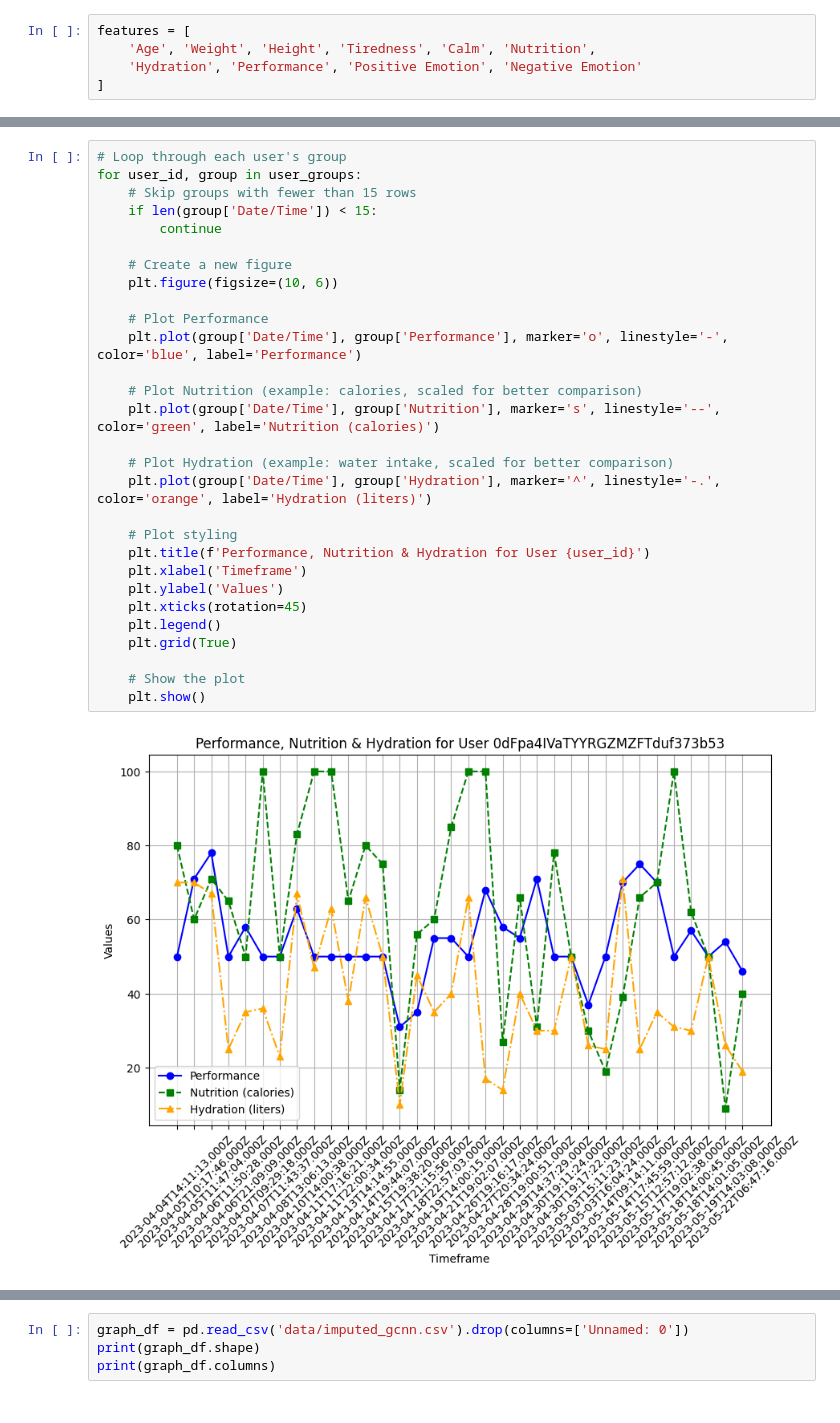
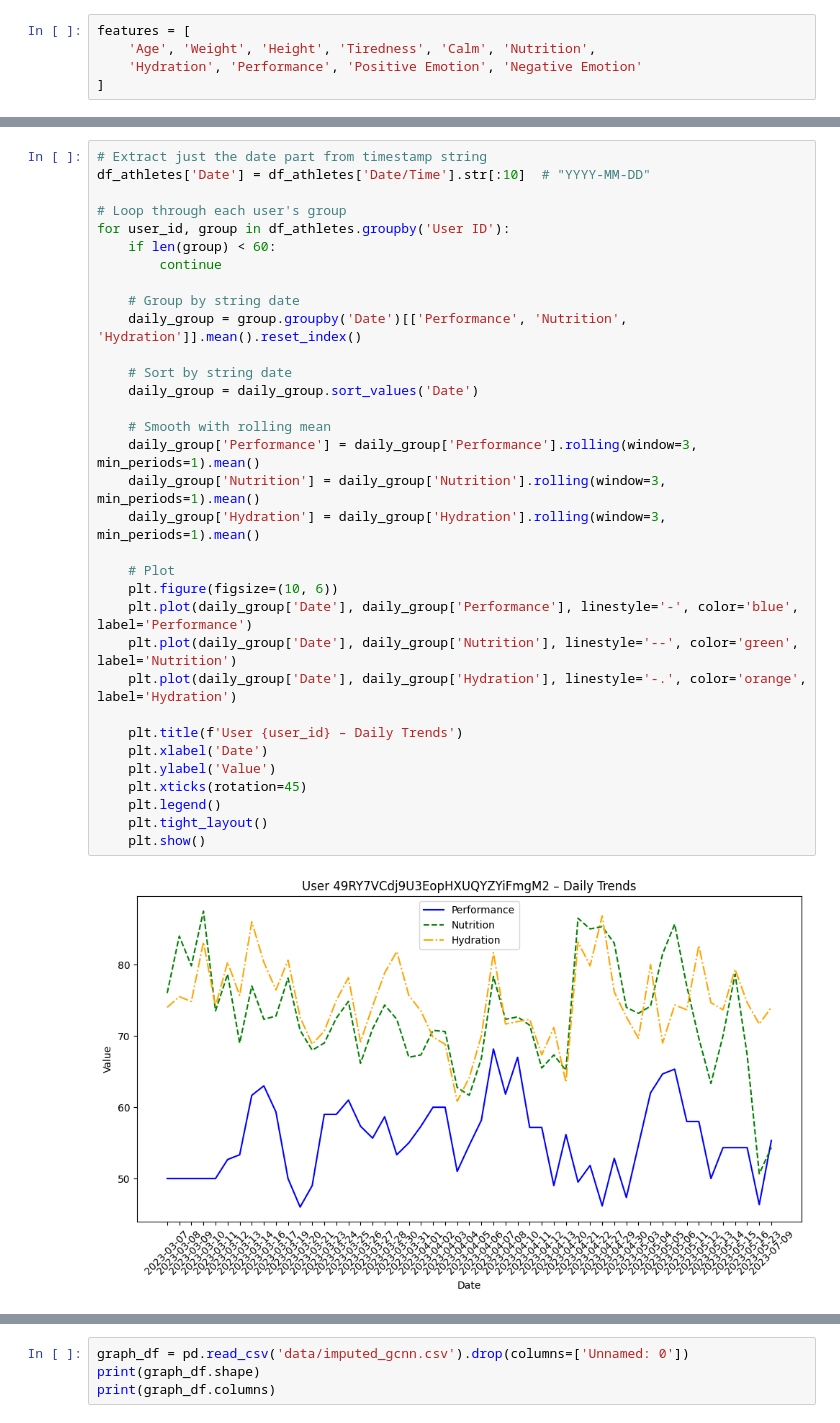
Before and after one commit to chiarapaglioni/UserStates-Clustering, a Jupyter notebook: Athletes-Clustering.ipynb, the cells around one changed output, grey strips where cells are left out. Saved outputs shown, nothing was run; the diff lists cells and outputs as text.

```diff
--- a/Athletes-Clustering.ipynb
+++ b/Athletes-Clustering.ipynb
@@ -877,31 +854,35 @@ plt.show()
 # %%
+# Extract just the date part from timestamp string
+df_athletes['Date'] = df_athletes['Date/Time'].str[:10]  # "YYYY-MM-DD"
+
 # Loop through each user's group
-for user_id, group in user_groups:
-    # Skip groups with fewer than 15 rows
-    if len(group['Date/Time']) < 15:
+for user_id, group in df_athletes.groupby('User ID'):
+    if len(group) < 60:
         continue
 
-    # Create a new figure
+    # Group by string date
+    daily_group = group.groupby('Date')[['Performance', 'Nutrition', 'Hydration']].mean().reset_index()
+
+    # Sort by string date
+    daily_group = daily_group.sort_values('Date')
+
+    # Smooth with rolling mean
+    daily_group['Performance'] = daily_group['Performance'].rolling(window=3, min_periods=1).mean()
+    daily_group['Nutrition'] = daily_group['Nutrition'].rolling(window=3, min_periods=1).mean()
+    daily_group['Hydration'] = daily_group['Hydration'].rolling(window=3, min_periods=1).mean()
+
+    # Plot
     plt.figure(figsize=(10, 6))
+    plt.plot(daily_group['Date'], daily_group['Performance'], linestyle='-', color='blue', label='Performance')
+    plt.plot(daily_group['Date'], daily_group['Nutrition'], linestyle='--', color='green', label='Nutrition')
+    plt.plot(daily_group['Date'], daily_group['Hydration'], linestyle='-.', color='orange', label='Hydration')
 
-    # Plot Performance
-    plt.plot(group['Date/Time'], group['Performance'], marker='o', linestyle='-', color='blue', label='Performance')
-
-    # Plot Nutrition (example: calories, scaled for better comparison)
-    plt.plot(group['Date/Time'], group['Nutrition'], marker='s', linestyle='--', color='green', label='Nutrition (calories)')
-
-    # Plot Hydration (example: water intake, scaled for better comparison)
-    plt.plot(group['Date/Time'], group['Hydration'], marker='^', linestyle='-.', color='orange', label='Hydration (liters)')
-
-    # Plot styling
-    plt.title(f'Performance, Nutrition & Hydration for User {user_id}')
-    plt.xlabel('Timeframe')
-    plt.ylabel('Values')
+    plt.title(f'User {user_id} – Daily Trends')
+    plt.xlabel('Date')
+    plt.ylabel('Value')
     plt.xticks(rotation=45)
     plt.legend()
-    plt.grid(True)
-
-    # Show the plot
+    plt.tight_layout()
     plt.show()
 # %% [output]
-[figure, old version]
+[figure, new version]
```
Also changed, not shown: parts of 16 cells of this notebook.
